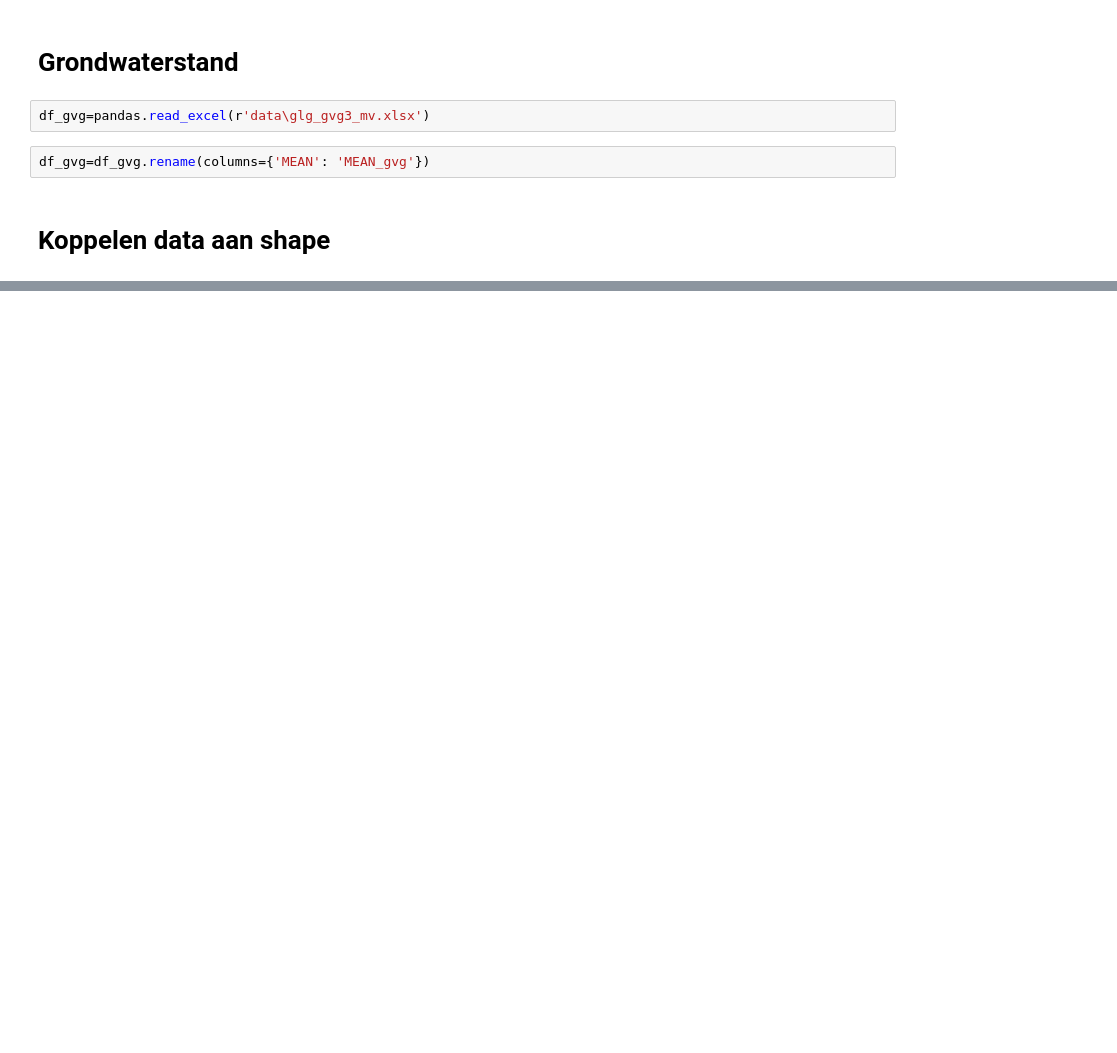
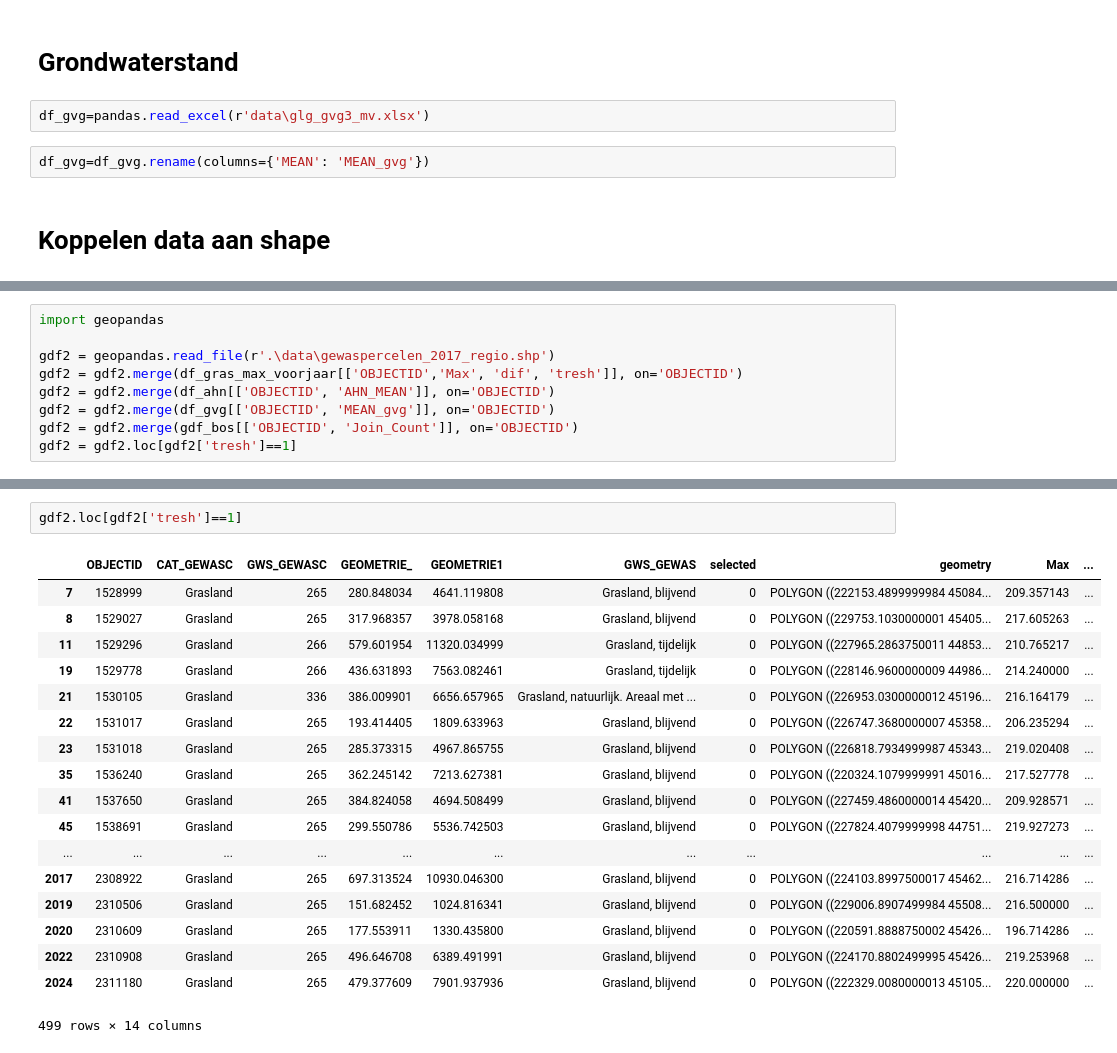
Before and after one commit to FarmHackNL/Bodemhack-2018, a Jupyter notebook: Challenge 2/NVDI_perceel_voorjaar.ipynb, the cells around one changed output, grey strips where cells are left out. Drawn from its saved outputs; the diff is of its cells as text; blank space fills up the shorter version.

```diff
--- a/Challenge 2/NVDI_perceel_voorjaar.ipynb
+++ b/Challenge 2/NVDI_perceel_voorjaar.ipynb
@@ -111,0 +169,9 @@ gdf.plot(column='Max', figsize=[16,16])
+# %%
+import geopandas
+
+gdf2 = geopandas.read_file(r'.\data\gewaspercelen_2017_regio.shp')
+gdf2 = gdf2.merge(df_gras_max_voorjaar[['OBJECTID','Max', 'dif', 'tresh']], on='OBJECTID')
+gdf2 = gdf2.merge(df_ahn[['OBJECTID', 'AHN_MEAN']], on='OBJECTID')
+gdf2 = gdf2.merge(df_gvg[['OBJECTID', 'MEAN_gvg']], on='OBJECTID')
+gdf2 = gdf2.merge(gdf_bos[['OBJECTID', 'Join_Count']], on='OBJECTID')
+gdf2 = gdf2.loc[gdf2['tresh']==1]
@@ -111,0 +188,21 @@ gdf.plot(column='Max', figsize=[16,16])
+# %%
+gdf2.loc[gdf2['tresh']==1]
+# %% [output]
+|  | OBJECTID | CAT_GEWASC | GWS_GEWASC | GEOMETRIE_ | GEOMETRIE1 | GWS_GEWAS | selected | geometry | Max | ... |
+| 7 | 1528999 | Grasland | 265 | 280.848034 | 4641.119808 | Grasland, blijvend | 0 | POLYGON ((222153.4899999984 45084... | 209.357143 | ... |
+| 8 | 1529027 | Grasland | 265 | 317.968357 | 3978.058168 | Grasland, blijvend | 0 | POLYGON ((229753.1030000001 45405... | 217.605263 | ... |
+| 11 | 1529296 | Grasland | 266 | 579.601954 | 11320.034999 | Grasland, tijdelijk | 0 | POLYGON ((227965.2863750011 44853... | 210.765217 | ... |
+| 19 | 1529778 | Grasland | 266 | 436.631893 | 7563.082461 | Grasland, tijdelijk | 0 | POLYGON ((228146.9600000009 44986... | 214.240000 | ... |
+| 21 | 1530105 | Grasland | 336 | 386.009901 | 6656.657965 | Grasland, natuurlijk. Areaal met ... | 0 | POLYGON ((226953.0300000012 45196... | 216.164179 | ... |
+| 22 | 1531017 | Grasland | 265 | 193.414405 | 1809.633963 | Grasland, blijvend | 0 | POLYGON ((226747.3680000007 45358... | 206.235294 | ... |
+| 23 | 1531018 | Grasland | 265 | 285.373315 | 4967.865755 | Grasland, blijvend | 0 | POLYGON ((226818.7934999987 45343... | 219.020408 | ... |
+| 35 | 1536240 | Grasland | 265 | 362.245142 | 7213.627381 | Grasland, blijvend | 0 | POLYGON ((220324.1079999991 45016... | 217.527778 | ... |
+| 41 | 1537650 | Grasland | 265 | 384.824058 | 4694.508499 | Grasland, blijvend | 0 | POLYGON ((227459.4860000014 45420... | 209.928571 | ... |
+| 45 | 1538691 | Grasland | 265 | 299.550786 | 5536.742503 | Grasland, blijvend | 0 | POLYGON ((227824.4079999998 44751... | 219.927273 | ... |
+| ... | ... | ... | ... | ... | ... | ... | ... | ... | ... | ... |
+| 2017 | 2308922 | Grasland | 265 | 697.313524 | 10930.046300 | Grasland, blijvend | 0 | POLYGON ((224103.8997500017 45462... | 216.714286 | ... |
+| 2019 | 2310506 | Grasland | 265 | 151.682452 | 1024.816341 | Grasland, blijvend | 0 | POLYGON ((229006.8907499984 45508... | 216.500000 | ... |
+| 2020 | 2310609 | Grasland | 265 | 177.553911 | 1330.435800 | Grasland, blijvend | 0 | POLYGON ((220591.8888750002 45426... | 196.714286 | ... |
+| 2022 | 2310908 | Grasland | 265 | 496.646708 | 6389.491991 | Grasland, blijvend | 0 | POLYGON ((224170.8802499995 45426... | 219.253968 | ... |
+| 2024 | 2311180 | Grasland | 265 | 479.377609 | 7901.937936 | Grasland, blijvend | 0 | POLYGON ((222329.0080000013 45105... | 220.000000 | ... |
+499 rows × 14 columns
```
Also changed, not shown: parts of 12 cells of this notebook, 19 other files.
